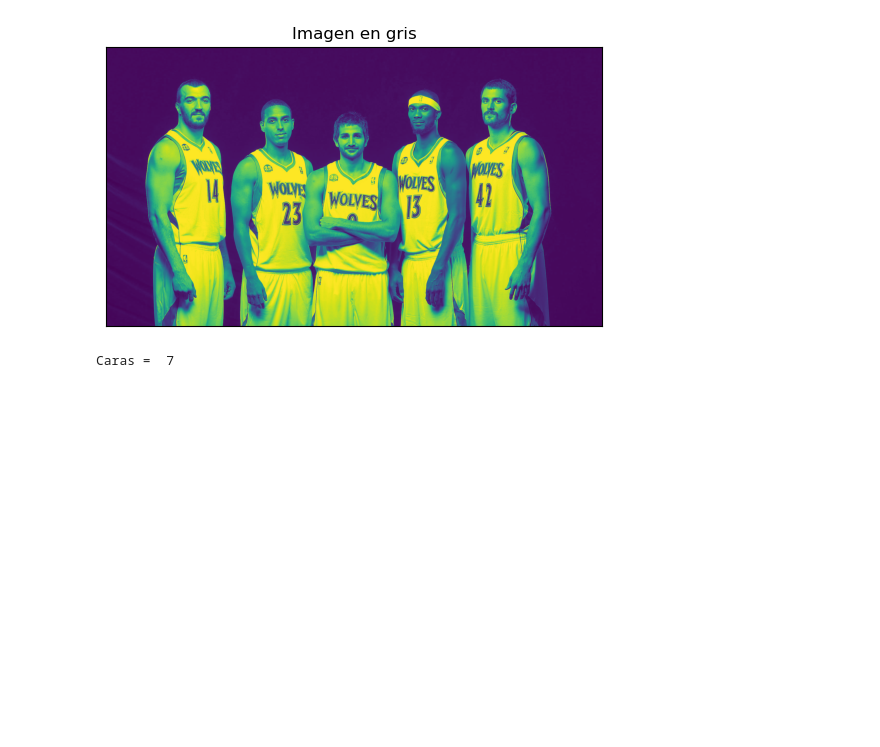
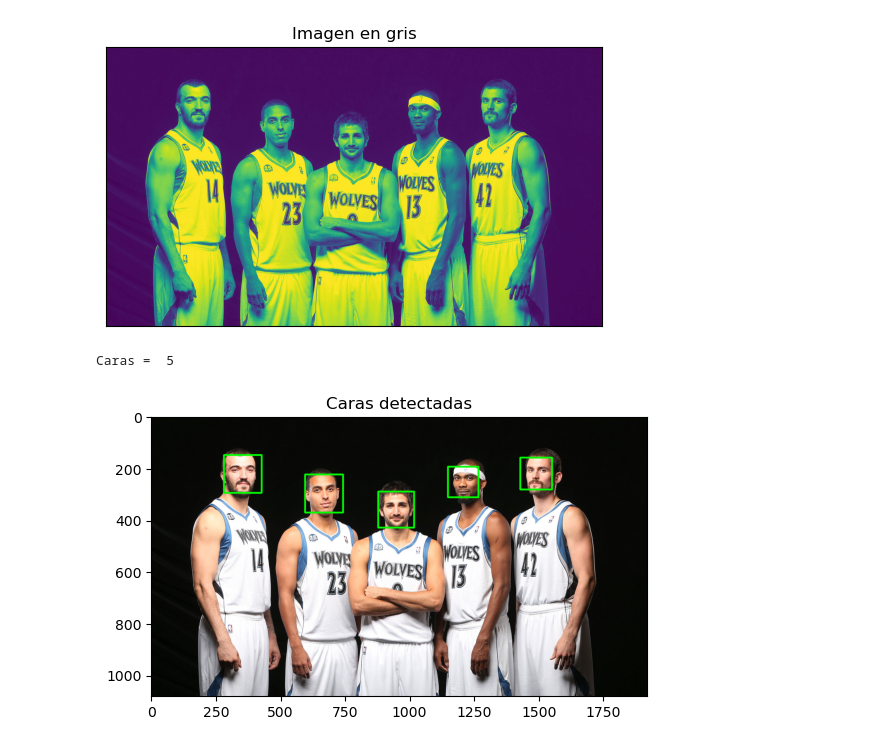
Before and after one commit to Angelmbx/Programacion-IA, a Jupyter notebook: UD2/Tareas/Tarea_64 - Detección caras/Tarea_64.ipynb, the cells around one changed output. Saved outputs shown, nothing was run; the diff lists cells and outputs as text; code cells hidden in the pictures; blank space fills up the shorter version.

```diff
--- a/UD2/Tareas/Tarea_64 - Detección caras/Tarea_64.ipynb
+++ b/UD2/Tareas/Tarea_64 - Detección caras/Tarea_64.ipynb
@@ -20,15 +20,32 @@ plt.show()
 # %% [output]
 [figure]
 [figure]
-# %%
-face_cascade = cv.CascadeClassifier("haarcascade_frontalface_default.xml")
-
-faces = face_cascade.detectMultiScale(
-    gray,
-    scaleFactor = 1.2,
-    minNeighbors = 5,
-    minSize = (100,100),
-    )
-print("Caras = ", len(faces))
-# %% [output]
-Caras =  7
+# %%
+# Si no detecta bien las caras en la imagen, retocar los parámetros dentro de 'detectMultiScale'
+
+def buscarCaras(imagen):
+  face_cascade = cv.CascadeClassifier("haarcascade_frontalface_default.xml")
+
+  faces = face_cascade.detectMultiScale(
+      imagen,
+      scaleFactor = 1.1,
+      minNeighbors = 22,
+      minSize = (30,30),
+      )
+  print("Caras = ", len(faces))
+  destino = imagen.copy()
+  for (x,y,w,h) in faces:
+      cv.rectangle(destino, (x,y), (x+h, y+h), (0, 255, 0), 6)
+
+  plt.imshow(destino)
+  plt.title('Caras detectadas')
+
+
+  plt.show()
+# %%
+wolves = cv.imread("minnesota_timberwolves.jpg")
+wolves_color = cv.cvtColor(wolves, cv.COLOR_BGR2RGB)
+buscarCaras(wolves_color)
+# %% [output]
+Caras =  5
+[figure, added]
```
